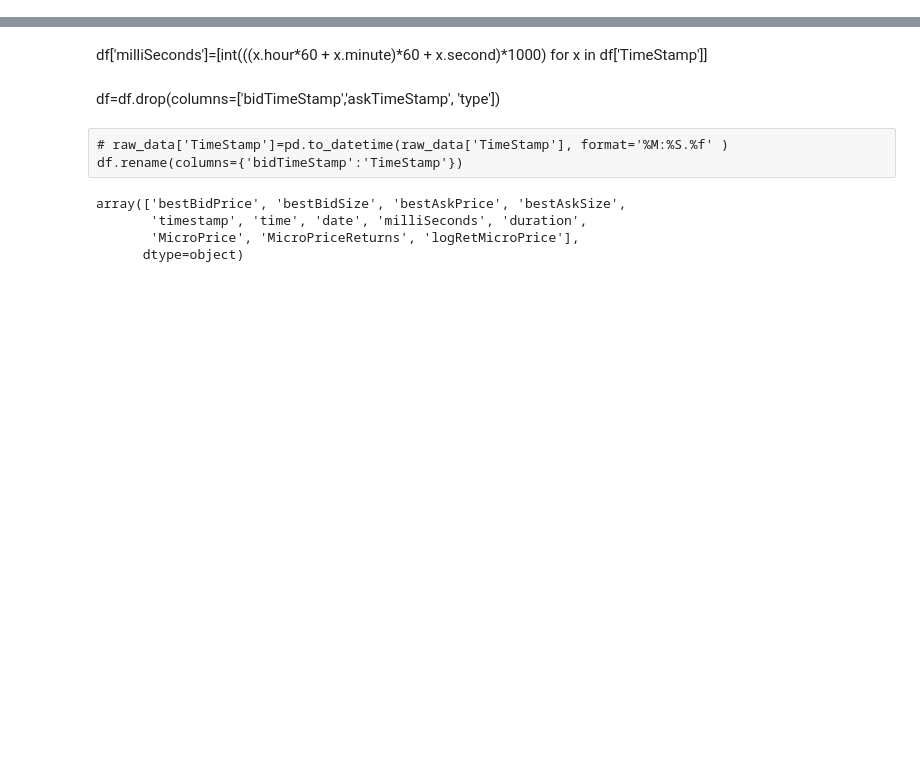
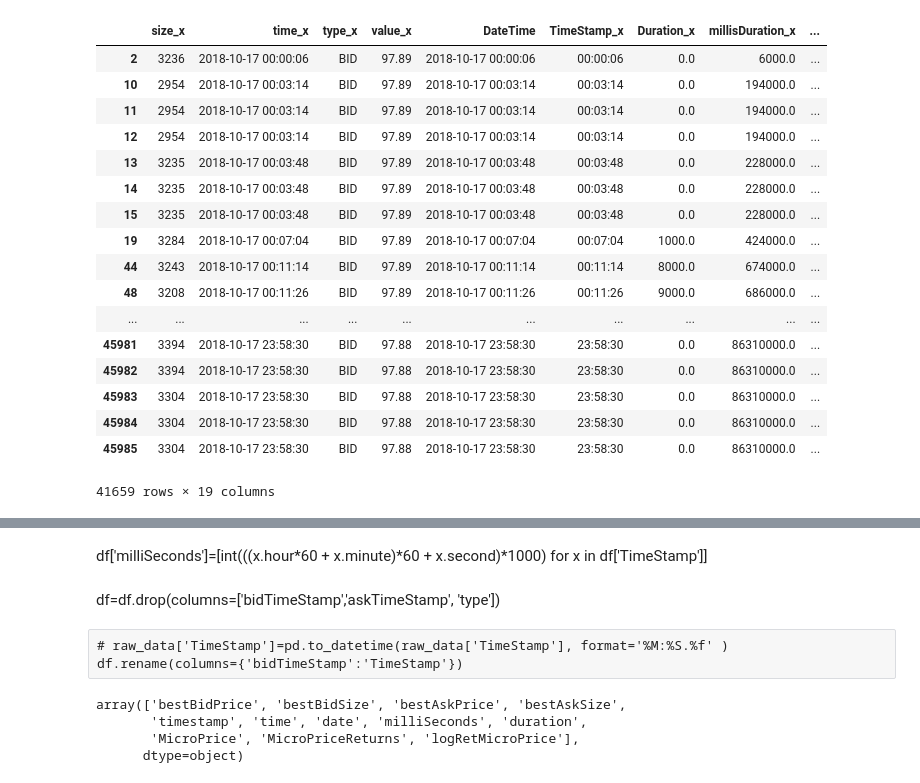
Before and after one commit to andreas-koukorinis/PaperCode, a Jupyter notebook: aknotebooks/stylized facts #2.ipynb, the cells around one changed output, grey strips where cells are left out. Cells and saved outputs as stored; diff of their text form; code cells hidden in the pictures; blank space fills up the shorter version.

```diff
--- a/aknotebooks/stylized facts #2.ipynb
+++ b/aknotebooks/stylized facts #2.ipynb
@@ -240,0 +231,10 @@ df_crypto=pd.read_csv(filename)
+# %%
+from datetime import datetime
+# datetime.strptime(d, '%b %d %Y %I:%M%p')
+quote_df['DateTime']=pd.to_datetime(quote_df['time'])
+# %%
+
+quote_df['TimeStamp']=[x.time() for x in quote_df['DateTime']]
+
+quote_df['millisTimeStamp']=[(datetime.combine(date.min, timeobj) - datetime.min).total_seconds()*1000 for timeobj in quote_df['TimeStamp']]
+quote_df['Duration'] =quote_df['millisTimeStamp'].diff()
@@ -240,0 +249,6 @@ df_crypto=pd.read_csv(filename)
+# %%
+quote_df['TradeReturns']=returns(quote_df['value'])
+# %%
+quote_df.rename(columns={"value":'TradedPrice',"size":"Volume"})
+bid_quote_df= quote_df[quote_df['type']=='BID']
+ask_quote_df= quote_df[quote_df['type']=='ASK']
@@ -241,3 +264,24 @@ df_crypto=pd.read_csv(filename)
+# %%
+pd.merge(bid_quote_df, ask_quote_df,how='left',on='DateTime').dropna()
+# %% [output]
+|  | size_x | time_x | type_x | value_x | DateTime | TimeStamp_x | Duration_x | millisDuration_x | ... |
+| 2 | 3236 | 2018-10-17 00:00:06 | BID | 97.89 | 2018-10-17 00:00:06 | 00:00:06 | 0.0 | 6000.0 | ... |
+| 10 | 2954 | 2018-10-17 00:03:14 | BID | 97.89 | 2018-10-17 00:03:14 | 00:03:14 | 0.0 | 194000.0 | ... |
+| 11 | 2954 | 2018-10-17 00:03:14 | BID | 97.89 | 2018-10-17 00:03:14 | 00:03:14 | 0.0 | 194000.0 | ... |
+| 12 | 2954 | 2018-10-17 00:03:14 | BID | 97.89 | 2018-10-17 00:03:14 | 00:03:14 | 0.0 | 194000.0 | ... |
+| 13 | 3235 | 2018-10-17 00:03:48 | BID | 97.89 | 2018-10-17 00:03:48 | 00:03:48 | 0.0 | 228000.0 | ... |
+| 14 | 3235 | 2018-10-17 00:03:48 | BID | 97.89 | 2018-10-17 00:03:48 | 00:03:48 | 0.0 | 228000.0 | ... |
+| 15 | 3235 | 2018-10-17 00:03:48 | BID | 97.89 | 2018-10-17 00:03:48 | 00:03:48 | 0.0 | 228000.0 | ... |
+| 19 | 3284 | 2018-10-17 00:07:04 | BID | 97.89 | 2018-10-17 00:07:04 | 00:07:04 | 1000.0 | 424000.0 | ... |
+| 44 | 3243 | 2018-10-17 00:11:14 | BID | 97.89 | 2018-10-17 00:11:14 | 00:11:14 | 8000.0 | 674000.0 | ... |
+| 48 | 3208 | 2018-10-17 00:11:26 | BID | 97.89 | 2018-10-17 00:11:26 | 00:11:26 | 9000.0 | 686000.0 | ... |
+| ... | ... | ... | ... | ... | ... | ... | ... | ... | ... |
+| 45981 | 3394 | 2018-10-17 23:58:30 | BID | 97.88 | 2018-10-17 23:58:30 | 23:58:30 | 0.0 | 86310000.0 | ... |
+| 45982 | 3394 | 2018-10-17 23:58:30 | BID | 97.88 | 2018-10-17 23:58:30 | 23:58:30 | 0.0 | 86310000.0 | ... |
+| 45983 | 3304 | 2018-10-17 23:58:30 | BID | 97.88 | 2018-10-17 23:58:30 | 23:58:30 | 0.0 | 86310000.0 | ... |
+| 45984 | 3304 | 2018-10-17 23:58:30 | BID | 97.88 | 2018-10-17 23:58:30 | 23:58:30 | 0.0 | 86310000.0 | ... |
+| 45985 | 3304 | 2018-10-17 23:58:30 | BID | 97.88 | 2018-10-17 23:58:30 | 23:58:30 | 0.0 | 86310000.0 | ... |
+41659 rows × 19 columns
 # %%
 # futures_data_folder= '/home/ak/Documents/Data/FuturesData/'
 # loc=ty1_quotes_loc
```
Also changed, not shown: parts of 14 cells of this notebook, 4 other files.
